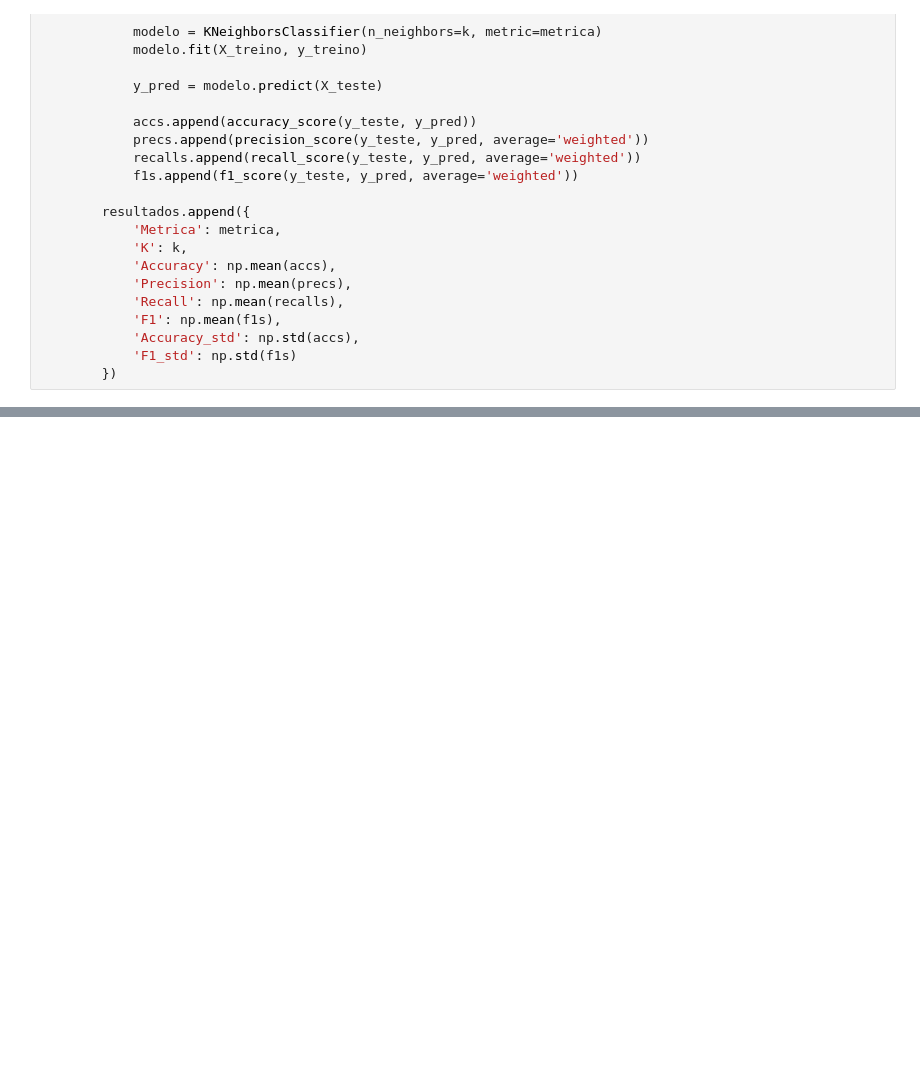
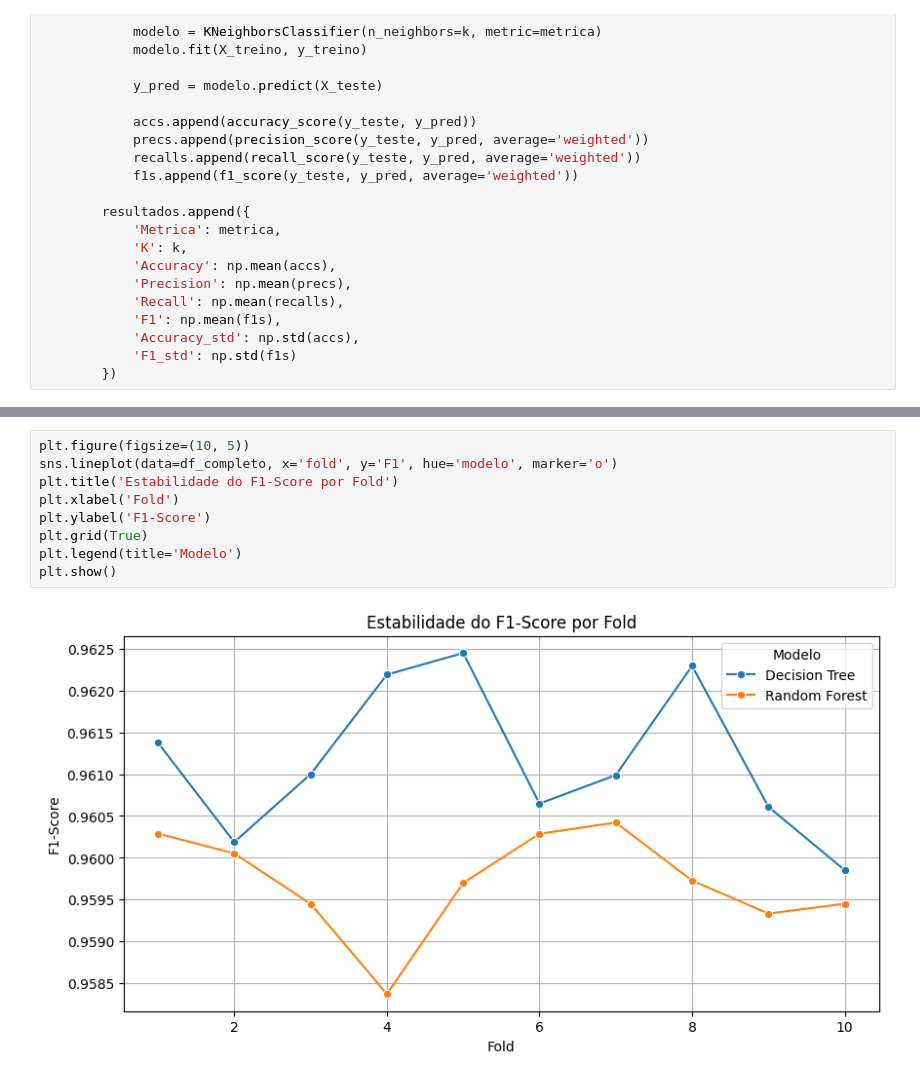
Before and after one commit to lfsdaros/Email_Phishing_Detector_POLI, a Jupyter notebook: Phishing_Detector.ipynb, the cells around one changed output, grey strips where cells are left out. Saved outputs shown, nothing was run; the diff lists cells and outputs as text; blank space fills up the shorter version.

```diff
--- a/Phishing_Detector.ipynb
+++ b/Phishing_Detector.ipynb
@@ -260,0 +334,11 @@ plt.show()
+# %%
+plt.figure(figsize=(10, 5))
+sns.lineplot(data=df_completo, x='fold', y='F1', hue='modelo', marker='o')
+plt.title('Estabilidade do F1-Score por Fold')
+plt.xlabel('Fold')
+plt.ylabel('F1-Score')
+plt.grid(True)
+plt.legend(title='Modelo')
+plt.show()
+# %% [output]
+[figure, added]
```
Also changed, not shown: parts of 11 cells of this notebook.
